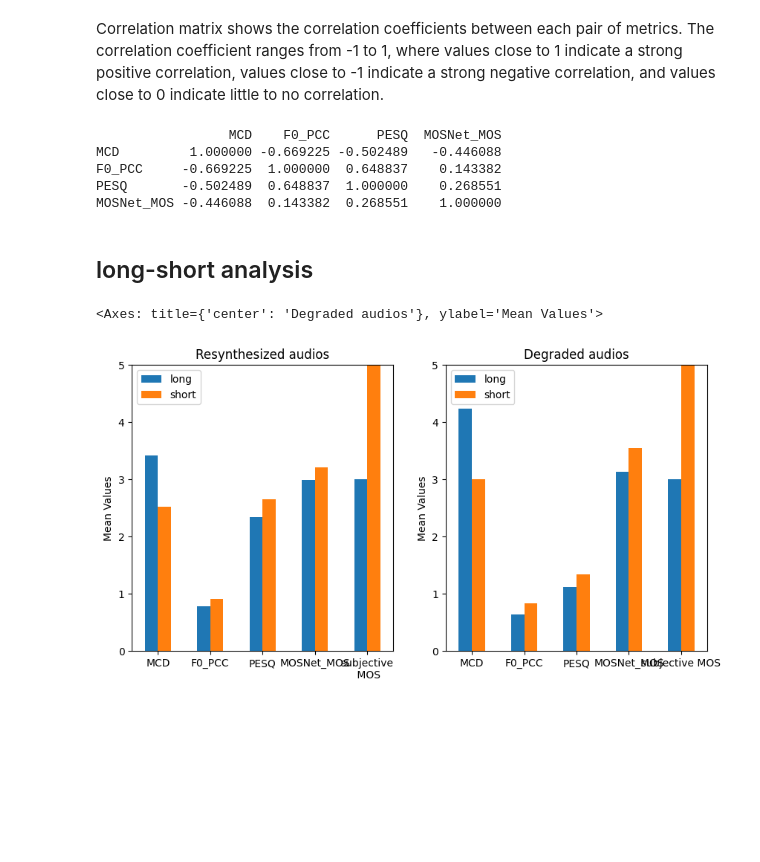
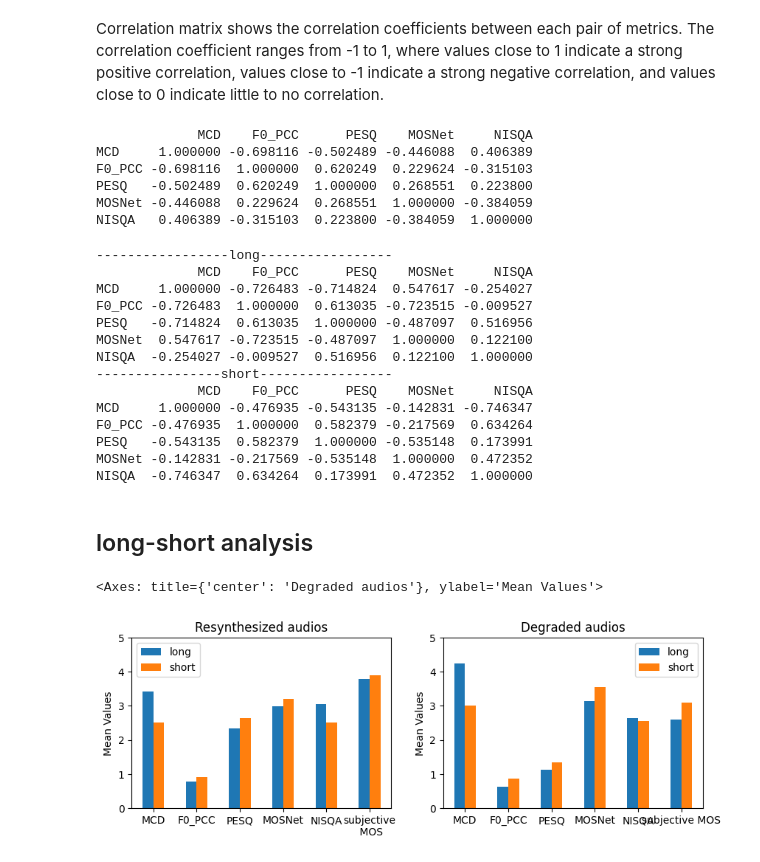
Before and after one commit to HarperShi/summerschool2023, a Jupyter notebook: Result_eval.ipynb, the cells around one changed output. Drawn from its saved outputs; the diff is of its cells as text; code cells hidden in the pictures; blank space fills up the shorter version.

```diff
--- a/Result_eval.ipynb
+++ b/Result_eval.ipynb
@@ -17,8 +17,8 @@ import csv
 /content/drive/MyDrive/Colab_Notebooks/summerschool2023
 # %%
 #Read objective evalution results
-df_resyn = pd.read_csv('result/summary_resyn.csv')
-df_degraded = pd.read_csv('result/summary_degraded.csv')
+df_resyn = pd.read_csv('result/summary_resyn_00.csv')
+df_degraded = pd.read_csv('result/summary_degraded_00.csv')
 # %% [markdown]
 ## Mean and Standard deviation
 # %%
@@ -75,11 +77,8 @@ MOSNet_MOS:  Mean: 3.34 Std: 0.337
 # %% [markdown]
 Use scatter plots to see if two methods are correlated
 # %%
-#Choose the model
-result = df_resyn.append(df_degraded) #resyn: df_resyn; degraded: df_degraded; all: df_resyn.append(df_degraded)
-
 #Choose two evaluation metircs: MCD, F0_PCC, PESQ, ViSQOL, MOSNet_MOS
-metrics = ['F0_PCC','MCD']
+metrics = ['F0_PCC','PESQ']
 
 # select columns
 x_1 = df_resyn[metrics[0]]
@@ -106,9 +105,7 @@ plt.show()
 # %% [markdown]
 Correlation matrix shows the correlation coefficients between each pair of metrics. The correlation coefficient ranges from -1 to 1, where values close to 1 indicate a strong positive correlation, values close to -1 indicate a strong negative correlation, and values close to 0 indicate little to no correlation.
 # %%
-import pandas as pd
-
-# Assuming you have a DataFrame with the evaluation results
+# DataFrame with the evaluation results
 evaluation_results = df_resyn.iloc[:, 2:]
 
 # Calculate the correlation matrix
@@ -117,35 +114,69 @@ correlation_matrix = evaluation_results.corr()
 # Print the correlation matrix
 print(correlation_matrix)
 # %% [output]
-                 MCD    F0_PCC      PESQ  MOSNet_MOS
-MCD         1.000000 -0.669225 -0.502489   -0.446088
-F0_PCC     -0.669225  1.000000  0.648837    0.143382
-PESQ       -0.502489  0.648837  1.000000    0.268551
-MOSNet_MOS -0.446088  0.143382  0.268551    1.000000
+             MCD    F0_PCC      PESQ    MOSNet     NISQA
+MCD     1.000000 -0.698116 -0.502489 -0.446088  0.406389
+F0_PCC -0.698116  1.000000  0.620249  0.229624 -0.315103
+PESQ   -0.502489  0.620249  1.000000  0.268551  0.223800
+MOSNet -0.446088  0.229624  0.268551  1.000000 -0.384059
+NISQA   0.406389 -0.315103  0.223800 -0.384059  1.000000
+# %%
+df_resyn_long = df_resyn[df_resyn['audio_file_name'].str.contains('long')].iloc[:, 2:]
+df_resyn_short = df_resyn[df_resyn['audio_file_name'].str.contains('short')].iloc[:, 2:]
+df_degraded_long = df_degraded[df_degraded['audio_file_name'].str.contains('long')].iloc[:, 2:]
+df_degraded_short = df_degraded[df_degraded['audio_file_name'].str.contains('short')].iloc[:, 2:]
+
+df_long = df_resyn_long.append(df_degraded_long, ignore_index=True)
+df_short = df_resyn_short.append(df_degraded_short, ignore_index=True)
+
+# Calculate the correlation matrix
+correlation_matrix_long = df_long.corr()
+correlation_matrix_short = df_short.corr()
+
+# Print the correlation matrix
+print("-----------------long-----------------")
+print(correlation_matrix_long)
+print("----------------short-----------------")
+print(correlation_matrix_short)
+# %% [output]
+-----------------long-----------------
+             MCD    F0_PCC      PESQ    MOSNet     NISQA
+MCD     1.000000 -0.726483 -0.714824  0.547617 -0.254027
+F0_PCC -0.726483  1.000000  0.613035 -0.723515 -0.009527
+PESQ   -0.714824  0.613035  1.000000 -0.487097  0.516956
+MOSNet  0.547617 -0.723515 -0.487097  1.000000  0.122100
+NISQA  -0.254027 -0.009527  0.516956  0.122100  1.000000
+----------------short-----------------
+             MCD    F0_PCC      PESQ    MOSNet     NISQA
+MCD     1.000000 -0.476935 -0.543135 -0.142831 -0.746347
+F0_PCC -0.476935  1.000000  0.582379 -0.217569  0.634264
+PESQ   -0.543135  0.582379  1.000000 -0.535148  0.173991
+MOSNet -0.142831 -0.217569 -0.535148  1.000000  0.472352
+NISQA  -0.746347  0.634264  0.173991  0.472352  1.000000
 # %% [markdown]
 ## long-short analysis
 # %%
 df_resyn_long_mean = df_resyn[df_resyn['audio_file_name'].str.contains('long')].iloc[:, 2:].mean()
 df_resyn_short_mean = df_resyn[df_resyn['audio_file_name'].str.contains('short')].iloc[:, 2:].mean()
-df_resyn_long_mean['subjective\n MOS'] = 3 # to be replaced by subjective eval result
-df_resyn_short_mean['subjective\n MOS'] = 5 # to be replaced by subjective eval result
+df_resyn_long_mean['subjective\n MOS'] =  3.800 # to be replaced by subjective eval result
+df_resyn_short_mean['subjective\n MOS'] = 3.900 # to be replaced by subjective eval result
 
 df_degraded_long_mean = df_degraded[df_degraded['audio_file_name'].str.contains('long')].iloc[:, 2:].mean()
 df_degraded_short_mean = df_degraded[df_degraded['audio_file_name'].str.contains('short')].iloc[:, 2:].mean()
-df_degraded_long_mean['subjective MOS'] = 3 # to be replaced
-df_degraded_short_mean['subjective MOS'] = 5 # to be replaced
+df_degraded_long_mean['subjective MOS'] = 2.600 # to be replaced
+df_degraded_short_mean['subjective MOS'] = 3.100 # to be replaced
 
 # Set the width of each bar
 bar_width = 0.35
 fig, (ax1, ax2) = plt.subplots(1, 2, figsize=(10, 3))
 
 # create the dataframe
 df_resyn_mean = pd.DataFrame({'long': df_resyn_long_mean.values, 'short': df_resyn_short_mean.values}, index=df_resyn_long_mean.index)
 df_degraded_mean = pd.DataFrame({'long': df_degraded_long_mean.values, 'short': df_degraded_short_mean.values}, index=df_degraded_long_mean.index)
 
 # plot
 df_resyn_mean.plot(kind='bar', rot=0, title='Resynthesized audios', ylabel='Mean Values',ylim=(0,5), ax=ax1)
 df_degraded_mean.plot(kind='bar', rot=0, title='Degraded audios', ylabel='Mean Values',ylim=(0,5), ax=ax2)
 # %% [output]
 <Axes: title={'center': 'Degraded audios'}, ylabel='Mean Values'>
-[figure, old version]
+[figure, new version]
```
Also changed, not shown: parts of 6 cells of this notebook, 1 other file.
